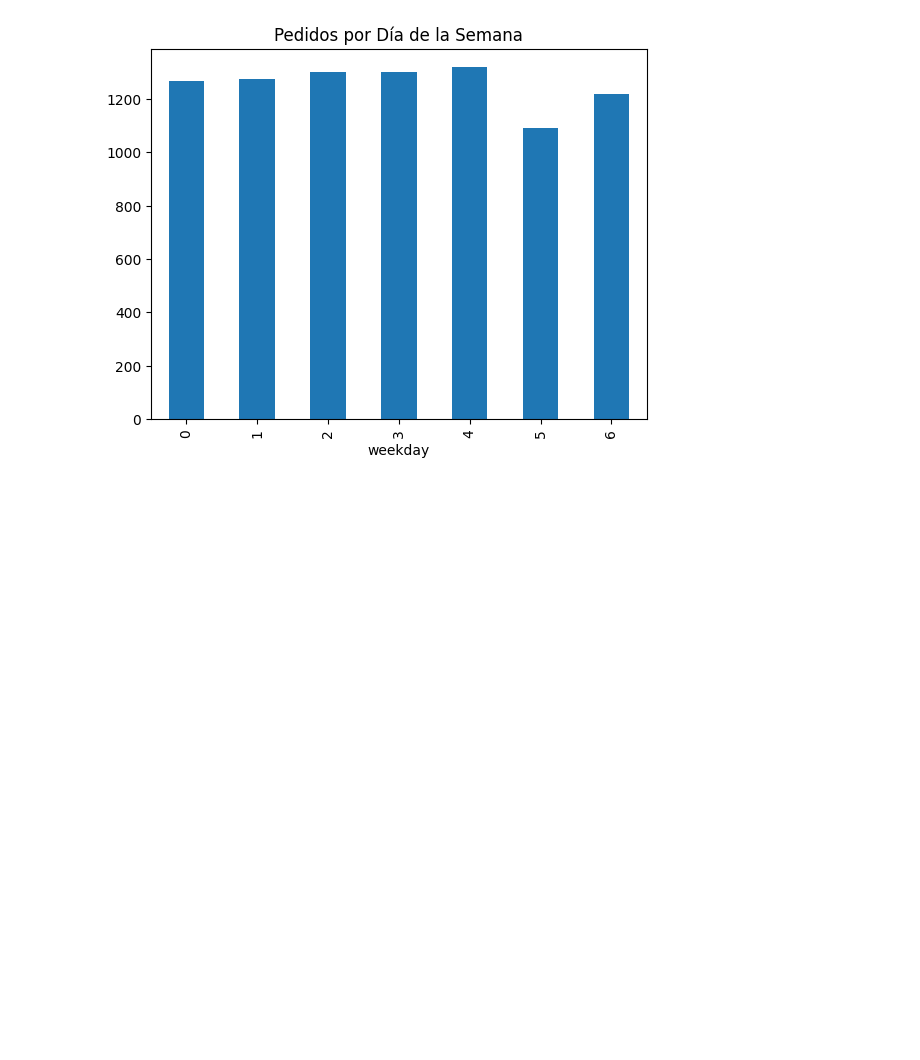
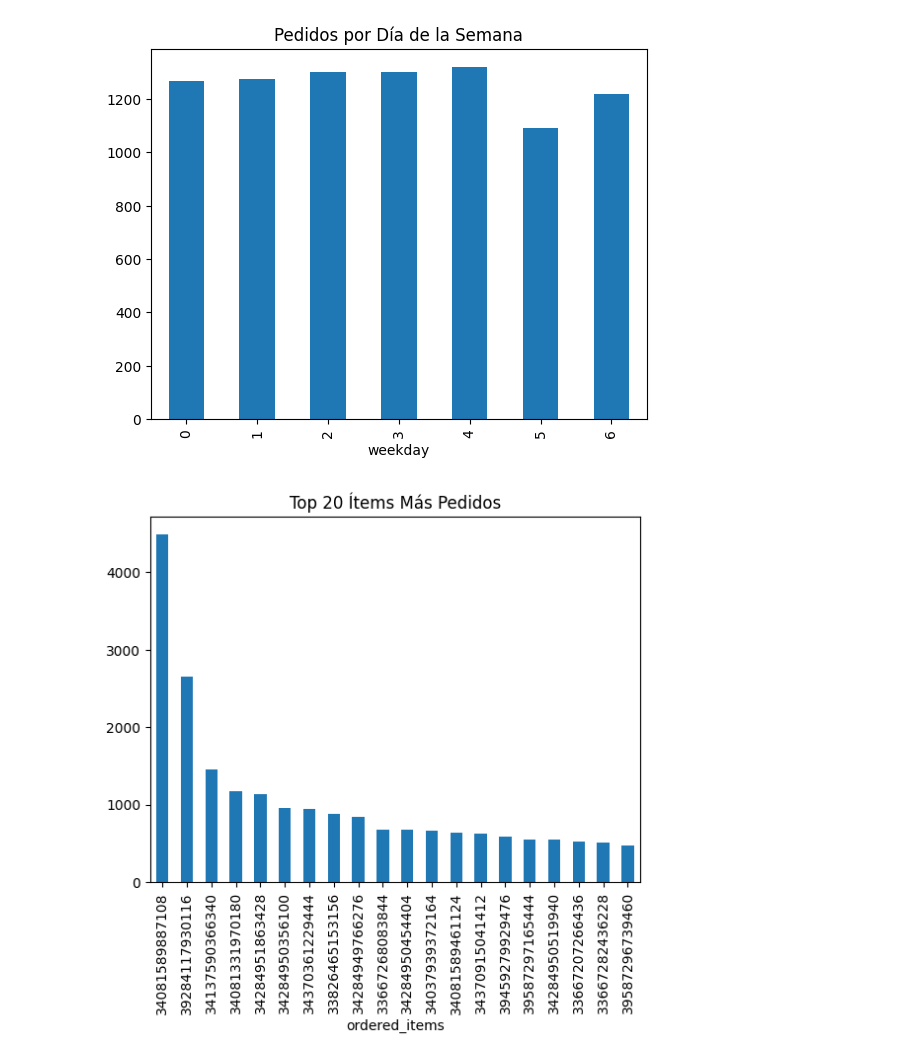
Before and after one commit to Zrive/zrive-ds, a Jupyter notebook: src/module_2/module_2_eda.ipynb, the cells around one changed output. Saved outputs shown, nothing was run; the diff lists cells and outputs as text; code cells hidden in the pictures; blank space fills up the shorter version.

Commit message:
Analisis de orders

```diff
--- a/src/module_2/module_2_eda.ipynb
+++ b/src/module_2/module_2_eda.ipynb
@@ -253,3 +253,9 @@ orders.groupby('weekday').size().plot(kind='bar', title='Pedidos por Día de la
 plt.show()
 # %% [output]
 [figure]
+# %%
+#Productos mas pedidos por los usuarios
+orders.explode('ordered_items').groupby('ordered_items').size().sort_values(ascending=False).head(20).plot(kind='bar', title='Top 20 Ítems Más Pedidos')
+plt.show()
+# %% [output]
+[figure, added]
```
Also changed, not shown: parts of 1 cell of this notebook.
